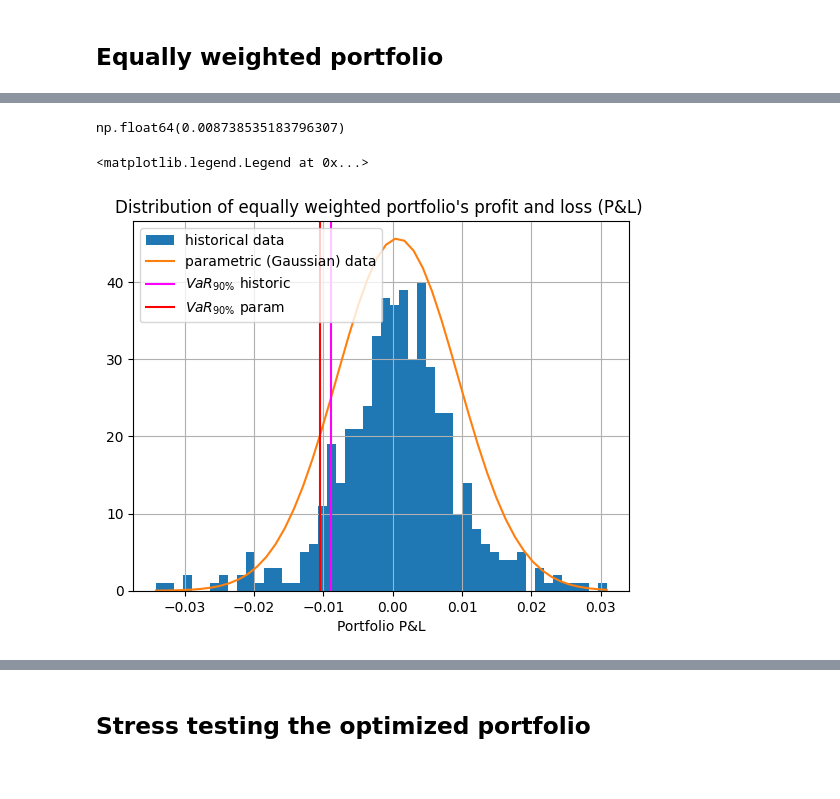
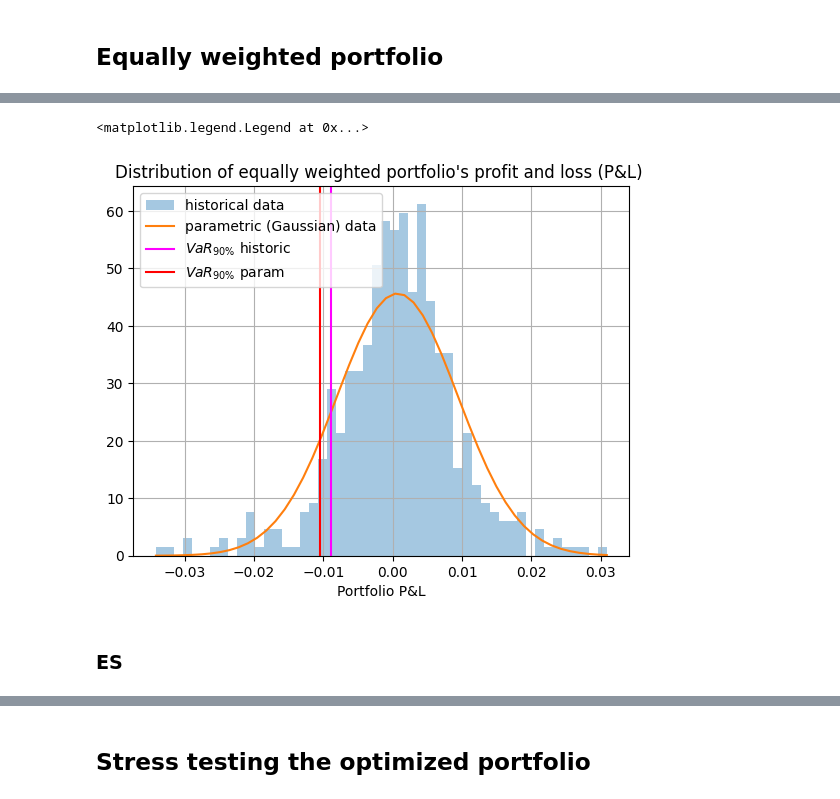
Before and after one commit to conformist89/optim-methods-asset-in-management, a Jupyter notebook: optim-intervace.ipynb, the cells around one changed output, grey strips where cells are left out. Drawn from its saved outputs; the diff is of its cells as text; code cells hidden in the pictures.

```diff
--- a/optim-intervace.ipynb
+++ b/optim-intervace.ipynb
@@ -275,19 +259,17 @@ var90_gauss = get_var_gauss(eq_port_mean, eq_port_std, conf_level)
-# %%
-eq_port_std
-# %% [output]
-np.float64(0.008738535183796307)
 # %%
-plt.hist(mean_daily_ret_port, label="historical data", bins=50)
+plt.hist(mean_daily_ret_port, label="historical data", bins=50, density=True, alpha = 0.4)
 plt.plot(x, gauss_eq, label="parametric (Gaussian) data")
 
 plt.title("Distribution of equally weighted portfolio's profit and loss (P&L) ")
 plt.xlabel("Portfolio P&L")
 label_var90 = rf"$VaR_{{{int(conf_level*100)}\%}}$"
 plt.axvline(x=var90, color='magenta', label=label_var90+ " historic")
 plt.axvline(x=var90_gauss, color='r', label=label_var90+" param")
 
 plt.grid(True)
 plt.legend()
 # %% [output]
 <matplotlib.legend.Legend at 0x...>
-[figure, old version]
+[figure, new version]
+# %% [markdown]
+### ES
```
Also changed, not shown: parts of 21 cells of this notebook.
